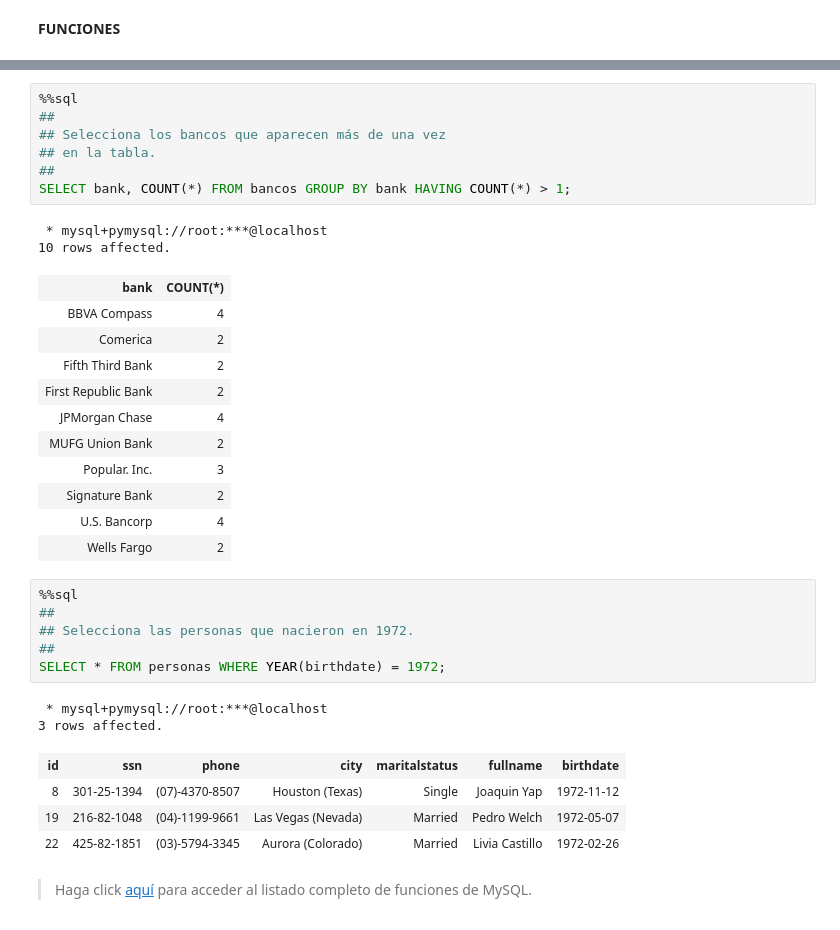
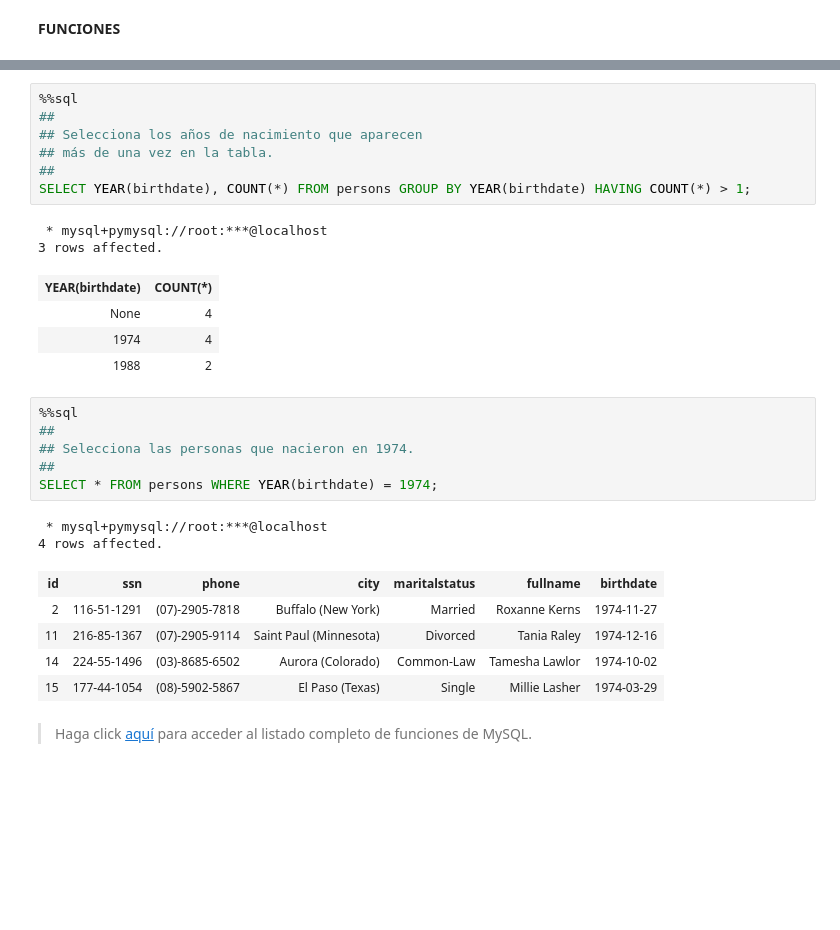
Before and after one commit to christiancalidad/SQL-basics, a Jupyter notebook: 03-gestion-registros.ipynb, the cells around one changed output, grey strips where cells are left out. Drawn from its saved outputs; the diff is of its cells as text; blank space fills up the shorter version.

```diff
--- a/03-gestion-registros.ipynb
+++ b/03-gestion-registros.ipynb
@@ -601,37 +603,31 @@ SELECT fullname, COUNT(*) FROM personas GROUP BY fullname;
 # %%
 %%sql
 ##
-## Selecciona los bancos que aparecen más de una vez
-## en la tabla.
+## Selecciona los años de nacimiento que aparecen
+## más de una vez en la tabla.
 ##
-SELECT bank, COUNT(*) FROM bancos GROUP BY bank HAVING COUNT(*) > 1;
+SELECT YEAR(birthdate), COUNT(*) FROM persons GROUP BY YEAR(birthdate) HAVING COUNT(*) > 1;
 # %% [output]
  * mysql+pymysql://root:***@localhost
-10 rows affected.
+3 rows affected.
-| bank | COUNT(*) |
-| BBVA Compass | 4 |
-| Comerica | 2 |
-| Fifth Third Bank | 2 |
-| First Republic Bank | 2 |
-| JPMorgan Chase | 4 |
-| MUFG Union Bank | 2 |
-| Popular. Inc. | 3 |
-| Signature Bank | 2 |
-| U.S. Bancorp | 4 |
-| Wells Fargo | 2 |
+| YEAR(birthdate) | COUNT(*) |
+| None | 4 |
+| 1974 | 4 |
+| 1988 | 2 |
 # %%
 %%sql
 ##
-## Selecciona las personas que nacieron en 1972.
+## Selecciona las personas que nacieron en 1974.
 ##
-SELECT * FROM personas WHERE YEAR(birthdate) = 1972;
+SELECT * FROM persons WHERE YEAR(birthdate) = 1974;
 # %% [output]
  * mysql+pymysql://root:***@localhost
-3 rows affected.
+4 rows affected.
 | id | ssn | phone | city | maritalstatus | fullname | birthdate |
-| 8 | 301-25-1394 | (07)-4370-8507 | Houston (Texas) | Single | Joaquin Yap | 1972-11-12 |
-| 19 | 216-82-1048 | (04)-1199-9661 | Las Vegas (Nevada) | Married | Pedro Welch | 1972-05-07 |
-| 22 | 425-82-1851 | (03)-5794-3345 | Aurora (Colorado) | Married | Livia Castillo | 1972-02-26 |
+| 2 | 116-51-1291 | (07)-2905-7818 | Buffalo (New York) | Married | Roxanne Kerns | 1974-11-27 |
+| 11 | 216-85-1367 | (07)-2905-9114 | Saint Paul (Minnesota) | Divorced | Tania Raley | 1974-12-16 |
+| 14 | 224-55-1496 | (03)-8685-6502 | Aurora (Colorado) | Common-Law | Tamesha Lawlor | 1974-10-02 |
+| 15 | 177-44-1054 | (08)-5902-5867 | El Paso (Texas) | Single | Millie Lasher | 1974-03-29 |
 # %% [markdown]
 > Haga click [aquí](https://dev.mysql.com/doc/refman/5.7/en/functions.html) para acceder al listado completo de funciones de MySQL.
 # %% [markdown]
```
Also changed, not shown: parts of 34 cells of this notebook.
